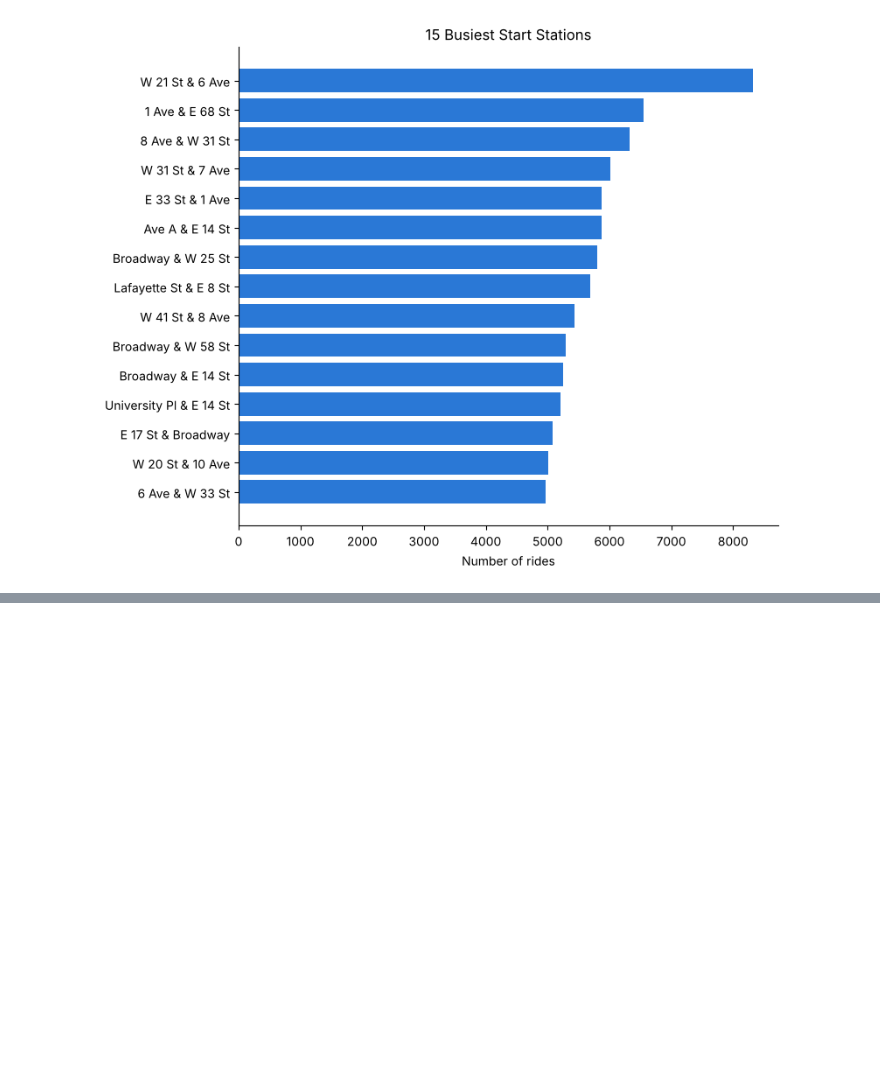
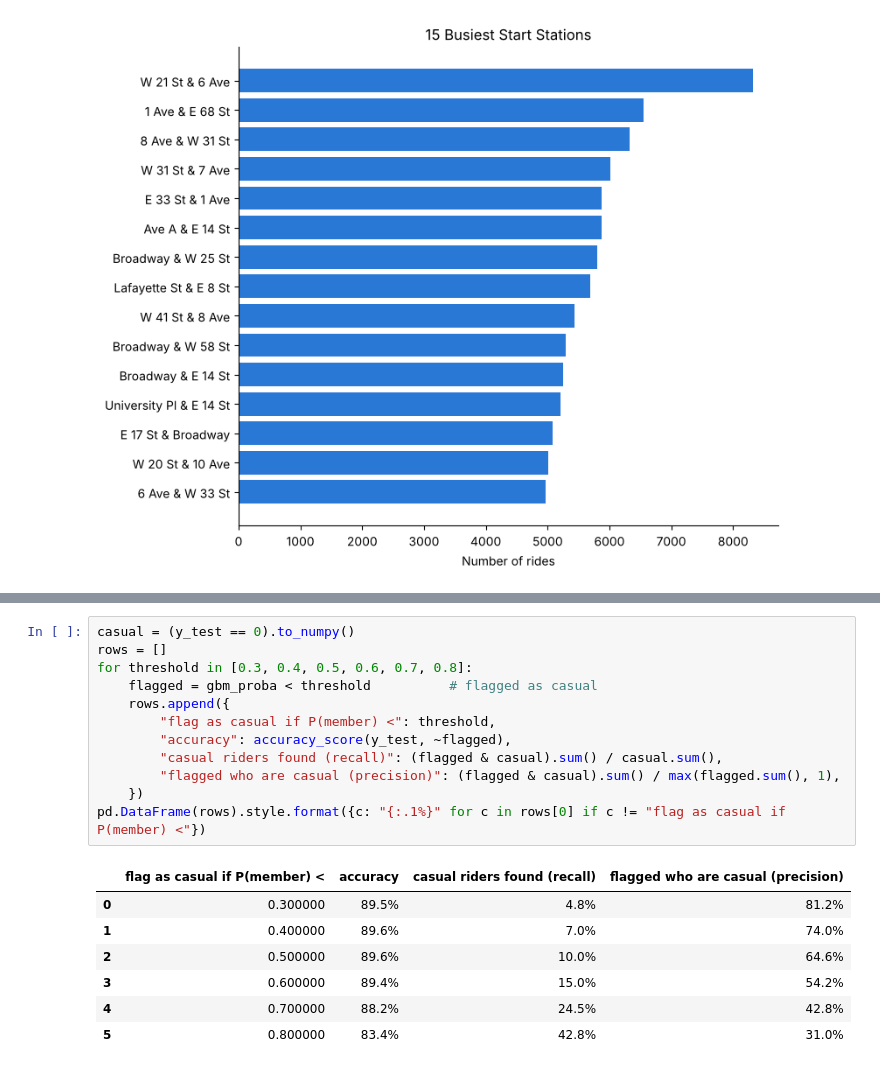
Before and after one commit to AncientAbacus/NYC-CitiBike-Analysis, a Jupyter notebook: CitiBike_Analysis.ipynb, the cells around one changed output, grey strips where cells are left out. Drawn from its saved outputs; the diff is of its cells as text; blank space fills up the shorter version.

```diff
--- a/CitiBike_Analysis.ipynb
+++ b/CitiBike_Analysis.ipynb
@@ -400,0 +316,20 @@ random (not time-based) train/test split.
+# %%
+casual = (y_test == 0).to_numpy()
+rows = []
+for threshold in [0.3, 0.4, 0.5, 0.6, 0.7, 0.8]:
+    flagged = gbm_proba < threshold          # flagged as casual
+    rows.append({
+        "flag as casual if P(member) <": threshold,
+        "accuracy": accuracy_score(y_test, ~flagged),
+        "casual riders found (recall)": (flagged & casual).sum() / casual.sum(),
+        "flagged who are casual (precision)": (flagged & casual).sum() / max(flagged.sum(), 1),
+    })
+pd.DataFrame(rows).style.format({c: "{:.1%}" for c in rows[0] if c != "flag as casual if P(member) <"})
+# %% [output]
+|  | flag as casual if P(member) < | accuracy | casual riders found (recall) | flagged who are casual (precision) |
+| 0 | 0.300000 | 89.5% | 4.8% | 81.2% |
+| 1 | 0.400000 | 89.6% | 7.0% | 74.0% |
+| 2 | 0.500000 | 89.6% | 10.0% | 64.6% |
+| 3 | 0.600000 | 89.4% | 15.0% | 54.2% |
+| 4 | 0.700000 | 88.2% | 24.5% | 42.8% |
+| 5 | 0.800000 | 83.4% | 42.8% | 31.0% |
```
Also changed, not shown: parts of 18 cells of this notebook, 3 other files.
